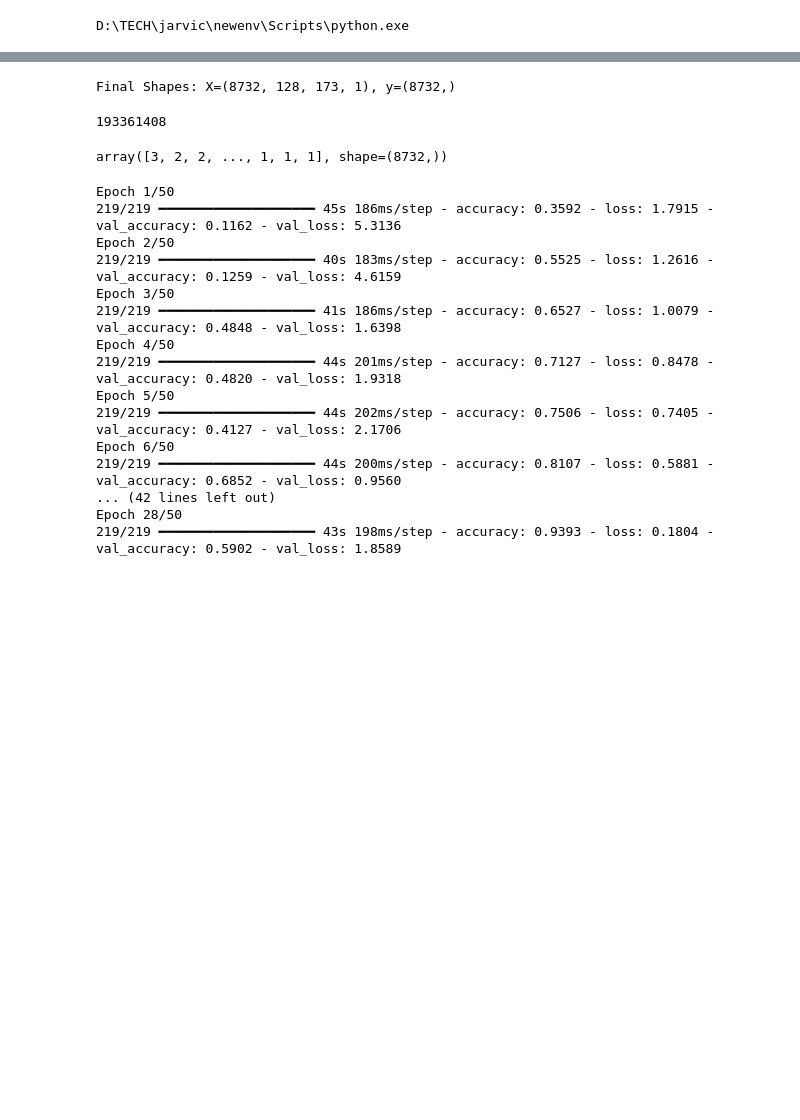
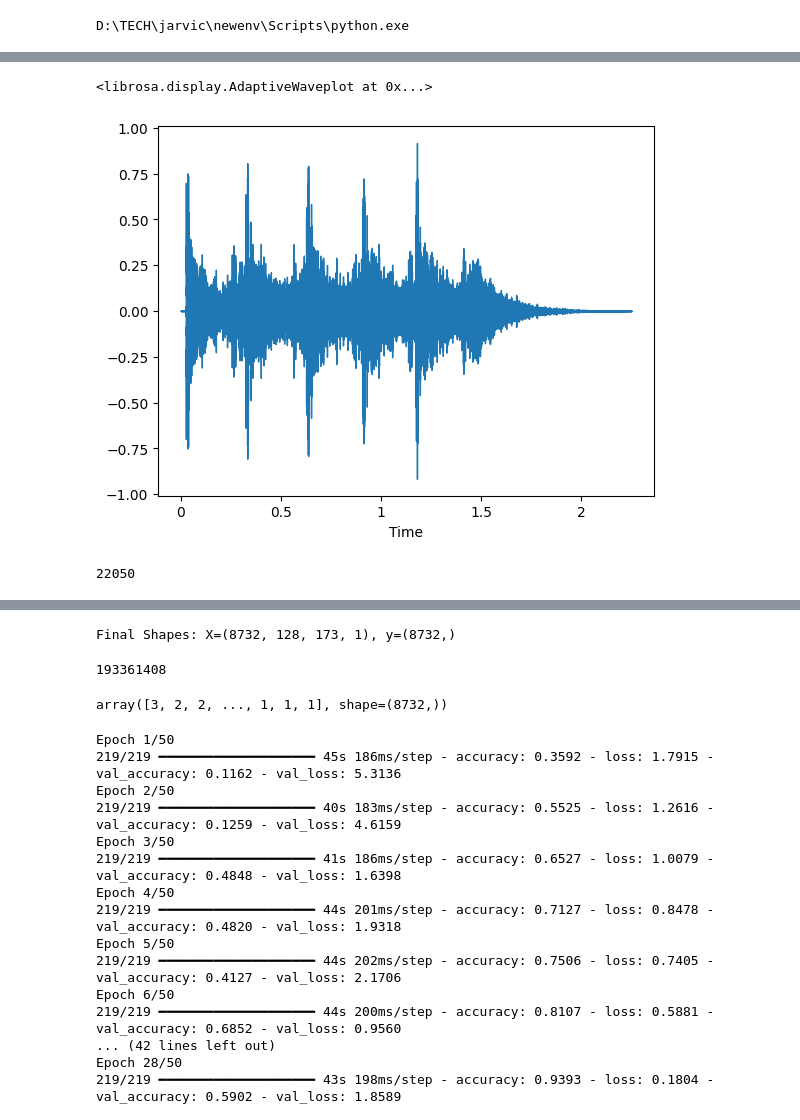
Before and after one commit to Bharat-01-roshan/temp, a Jupyter notebook: 2nd_modeltry3.ipynb, the cells around one changed output, grey strips where cells are left out. Drawn from its saved outputs; the diff is of its cells as text; code cells hidden in the pictures; blank space fills up the shorter version.

```diff
--- a/2nd_modeltry3.ipynb
+++ b/2nd_modeltry3.ipynb
@@ -13,0 +53,11 @@ D:\TECH\jarvic\newenv\Scripts\python.exe
+# %%
+data,sample_rate=librosa.load(filename)
+# %%
+librosa.display.waveshow(data,sr=sample_rate)
+# %% [output]
+<librosa.display.AdaptiveWaveplot at 0x...>
+[figure, added]
+# %%
+sample_rate
+# %% [output]
+22050
```
Also changed, not shown: parts of 15 cells of this notebook.
